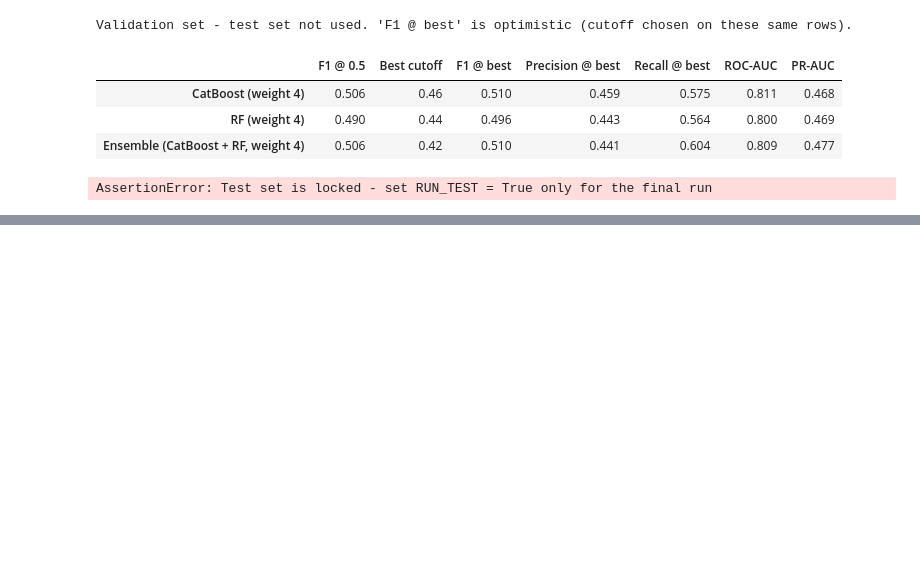
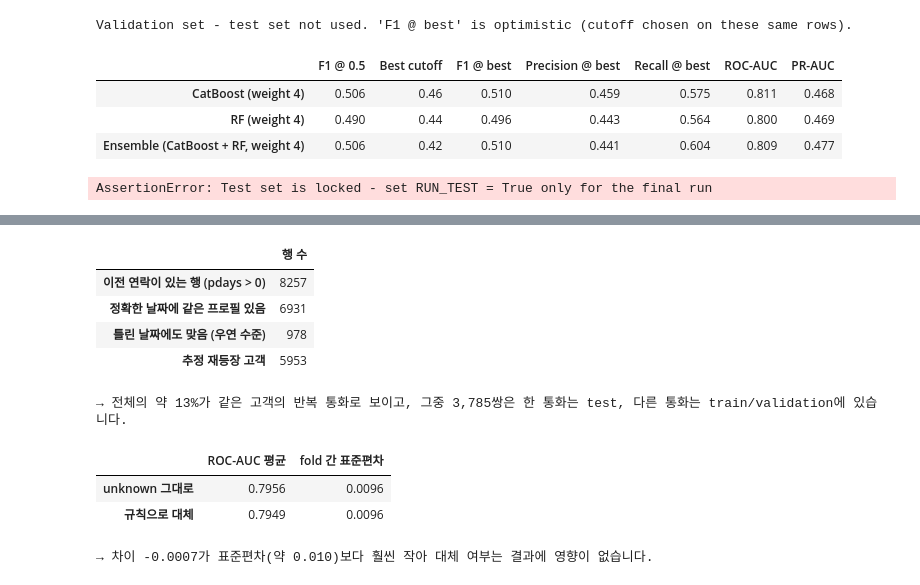
Before and after one commit to kant-deposit-project/deposit_project, a Jupyter notebook: banking project_1 - Copy.ipynb, the cells around one changed output, grey strips where cells are left out. Saved outputs shown, nothing was run; the diff lists cells and outputs as text; code cells hidden in the pictures; blank space fills up the shorter version.

```diff
--- a/banking project_1 - Copy.ipynb
+++ b/banking project_1 - Copy.ipynb
@@ -1774,0 +1915,59 @@ AssertionError: Test set is locked - set RUN_TEST = True only for the final run
+# %%
+# ===== Q1. 같은 고객이 여러 번 나오는가? =====
+# pdays일 전으로 거슬러 가서 같은 프로필(직업·결혼·교육·연체·대출·나이)의 통화가 있으면 같은 고객으로 본다.
+# 날짜를 일부러 틀리게(5일 밀어서) 찾은 수 = 우연히 맞는 수준. 이걸 빼면 실제 재등장 수.
+key = ["job", "marital", "education", "default", "housing", "loan", "age"]
+calls = df[key].assign(date=dates)
+past = df.loc[df["pdays"] > 0, key].assign(date=dates - pd.to_timedelta(df["pdays"], unit="D"))
+past = pd.concat([past, past.assign(age=past["age"] - 1)])     # 그 사이 나이가 1살 늘었을 수도 있음
+
+def n_matched(shift_days):
+    hits = past.assign(date=past["date"] + pd.Timedelta(days=shift_days)).reset_index()
+    hits = hits.merge(calls.reset_index(), on=key + ["date"], suffixes=("", "_prev"))
+    hits = hits[hits["index_prev"] < hits["index"]]               # 짝은 파일에서 더 앞에 있어야 함
+    return hits, hits["index"].nunique()
+
+pairs, exact = n_matched(0)
+_, chance = n_matched(5)
+in_test = df.index.isin(X_test.index)
+twin_in_train = pairs[in_test[pairs["index"]] != in_test[pairs["index_prev"]]]   # 한쪽만 test
+
+display(pd.DataFrame({"행 수": [(df["pdays"] > 0).sum(), exact, chance, exact - chance]},
+                     index=["이전 연락이 있는 행 (pdays > 0)", "정확한 날짜에 같은 프로필 있음",
+                            "틀린 날짜에도 맞음 (우연 수준)", "추정 재등장 고객"]))
+print(f"→ 전체의 약 {(exact - chance) / len(df):.0%}가 같은 고객의 반복 통화로 보이고, "
+      f"그중 {len(twin_in_train):,}쌍은 한 통화는 test, 다른 통화는 train/validation에 있습니다.")
+
+
+# ===== Q2. unknown을 규칙으로 채운 것이 결과를 바꿨는가? =====
+# 같은 CatBoost(가중치 4)를 train 60% 안에서 5-fold로 두 번 돌려 비교한다 (validation·test 미사용).
+# 규칙은 위에서 train 전체로 이미 학습했으므로 fold 간 정보가 아주 약간 섞이지만, 직업별 최빈 학력 수준이라 영향은 무시할 만하다.
+from sklearn.model_selection import StratifiedKFold
+from sklearn.metrics import roc_auc_score
+from catboost import CatBoostClassifier
+
+versions = {"unknown 그대로": df.loc[X_train.index, cat_cols + num_cols],   # 대체 전
+            "규칙으로 대체": X_train[cat_cols + num_cols]}                  # 대체 후 (위 셀 결과)
+auc = {name: [] for name in versions}
+for tr, ev in StratifiedKFold(5, shuffle=True, random_state=42).split(X_train, y_train):
+    for name, data in versions.items():
+        model = CatBoostClassifier(class_weights=W4, **cb_settings).fit(to_cb(data.iloc[tr]), y_train.iloc[tr])
+        auc[name].append(roc_auc_score(y_train.iloc[ev], model.predict_proba(to_cb(data.iloc[ev]))[:, 1]))
+
+result = pd.DataFrame(auc).agg(["mean", "std"]).T.round(4)
+result.columns = ["ROC-AUC 평균", "fold 간 표준편차"]
+display(result)
+gap = result.iloc[1, 0] - result.iloc[0, 0]
+print(f"→ 차이 {gap:+.4f}가 표준편차(약 {result.iloc[:, 1].mean():.3f})보다 "
+      f"{'훨씬 작아 대체 여부는 결과에 영향이 없습니다.' if abs(gap) < result.iloc[:, 1].mean() / 2 else '커서 영향이 있을 수 있습니다.'}")
+# %% [output]
+|  | 행 수 |
+| 이전 연락이 있는 행 (pdays > 0) | 8257 |
+| 정확한 날짜에 같은 프로필 있음 | 6931 |
+| 틀린 날짜에도 맞음 (우연 수준) | 978 |
+| 추정 재등장 고객 | 5953 |
+→ 전체의 약 13%가 같은 고객의 반복 통화로 보이고, 그중 3,785쌍은 한 통화는 test, 다른 통화는 train/validation에 있습니다.
+|  | ROC-AUC 평균 | fold 간 표준편차 |
+| unknown 그대로 | 0.7956 | 0.0096 |
+| 규칙으로 대체 | 0.7949 | 0.0096 |
+→ 차이 -0.0007가 표준편차(약 0.010)보다 훨씬 작아 대체 여부는 결과에 영향이 없습니다.
```
Also changed, not shown: parts of 2 cells of this notebook, 6 other files.
